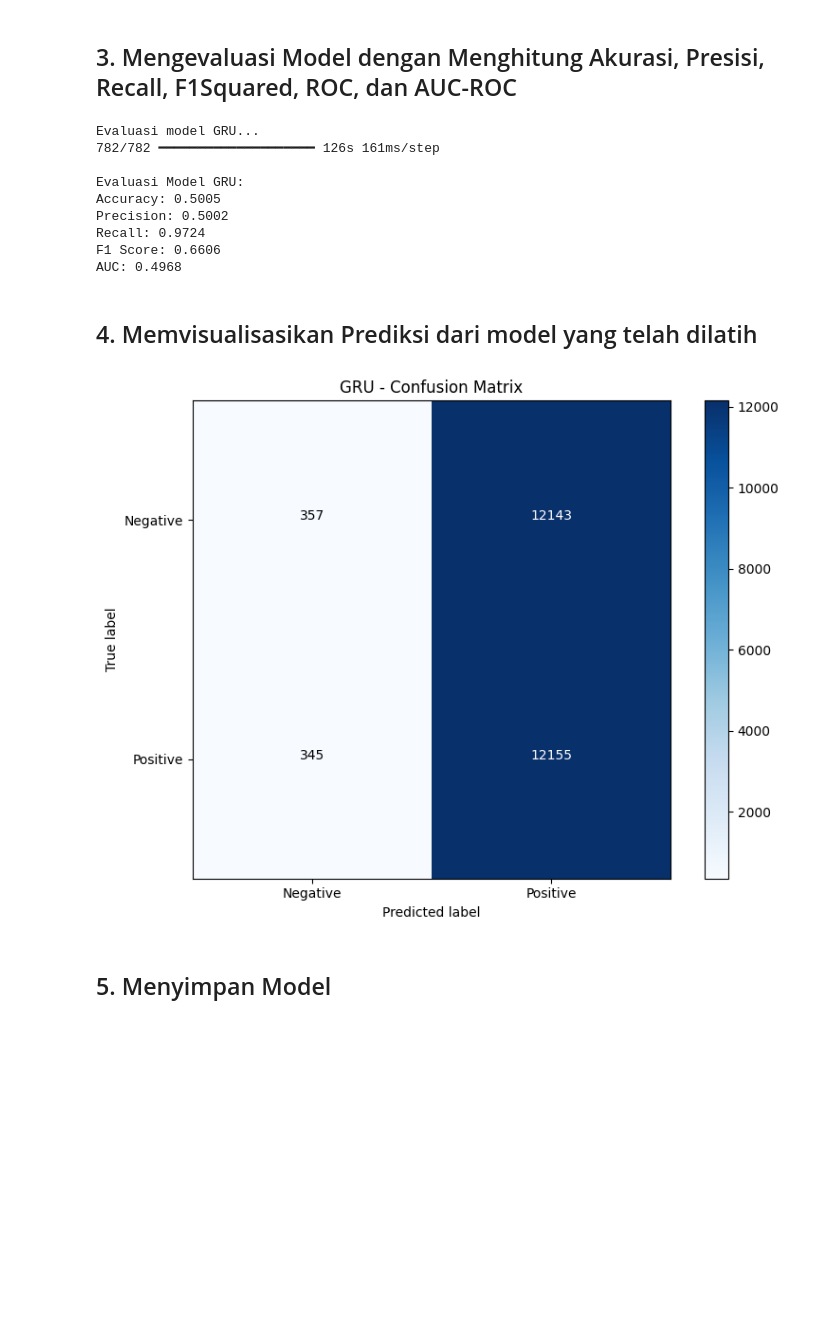
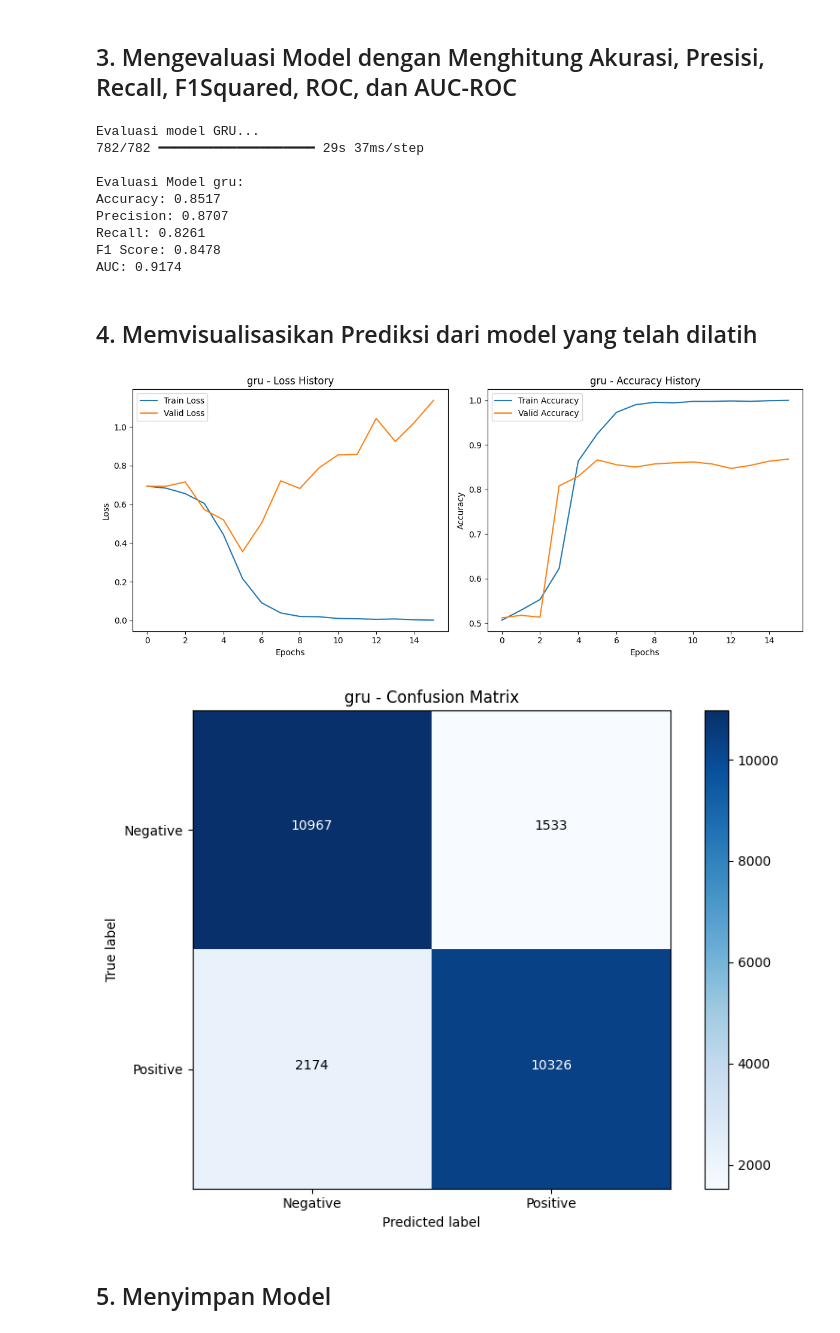
Before and after one commit to Kaasyiful/tugas-deep-learning, a Jupyter notebook: week6/TensorFlow/Deep_Learning_Week_6_Tensorflow.ipynb, the cells around one changed output. Cells and saved outputs as stored; diff of their text form; code cells hidden in the pictures; blank space fills up the shorter version.

```diff
--- a/week6/TensorFlow/Deep_Learning_Week_6_Tensorflow.ipynb
+++ b/week6/TensorFlow/Deep_Learning_Week_6_Tensorflow.ipynb
@@ -117,9 +109,8 @@ Label: 0
 ## 4. Menyiapkan Fungsi Pelatihan dan Validasi
 # %%
 # Fungsi untuk melatih model
-def train_model(model, train_data, val_data, model_name):
+def train_model(model, train_data, model_name):
     x_train, y_train = train_data
-    x_val, y_val = val_data
 
     # Callbacks
     callbacks = [
@@ -143,7 +134,8 @@ def train_model(model, train_data, val_data, model_name):
         x_train, y_train,
         epochs=EPOCHS,
         batch_size=BATCH_SIZE,
-        validation_data=(x_val, y_val),
+        validation_split=0.2,
+        shuffle=True,
         callbacks=callbacks,
         verbose=1
     )
@@ -458,12 +455,11 @@ def build_gru_model():
     model = Sequential([
         Input(shape=(MAXLEN,)),
         Embedding(NUM_WORDS, EMBEDDING_DIM),
+
         GRU(HIDDEN_DIM, return_sequences=True),
-        GRU(HIDDEN_DIM, return_sequences=True),
-        GRU(HIDDEN_DIM),
-        Dense(64, activation='relu'),
-        Dropout(DROPOUT_RATE),
-        Dense(32, activation='relu'),
+        GRU(HIDDEN_DIM // 2, return_sequences=False),
+
+        Dense(HIDDEN_DIM // 4, activation='relu'),
         Dropout(DROPOUT_RATE),
         Dense(1, activation='sigmoid')
     ])
@@ -480,6 +476,6 @@ model_gru.compile(optimizer='adam', loss='binary_crossentropy', metrics=['accura
 
 # Melatih model GRU
 print("Melatih model gru...")
-history_gru = train_model(model_gru, train_data, val_data, 'GRU')
+history_gru = train_model(model_gru, train_data, 'gru')
 # %% [output]
 Melatih model gru...
@@ -504,27 +500,28 @@ Waktu pelatihan: 71m 24s
 # %%
 # Evaluasi model GRU
 print("Evaluasi model GRU...")
-result_gru = evaluate_model(model_gru, test_data, 'GRU')
+result_gru = evaluate_model(model_gru, test_data, 'gru')
 # %% [output]
 Evaluasi model GRU...
-782/782 ━━━━━━━━━━━━━━━━━━━━ 126s 161ms/step
+782/782 ━━━━━━━━━━━━━━━━━━━━ 29s 37ms/step
 
-Evaluasi Model GRU:
-Accuracy: 0.5005
-Precision: 0.5002
-Recall: 0.9724
-F1 Score: 0.6606
-AUC: 0.4968
+Evaluasi Model gru:
+Accuracy: 0.8517
+Precision: 0.8707
+Recall: 0.8261
+F1 Score: 0.8478
+AUC: 0.9174
 # %% [markdown]
 ## 4. Memvisualisasikan Prediksi dari model yang telah dilatih
 # %%
 # Plotting hasil pelatihan
-plot_training_history(history_gru, "GRU")
+plot_training_history(history_gru, "gru")
 
 # Plotting confusion matrix
-plot_confusion_matrix(y_test, result_gru['y_pred'], "GRU")
+plot_confusion_matrix(y_test, result_gru['y_pred'], "gru")
 # %% [output]
-[figure, old version]
+[figure, new version]
+[figure, added]
 # %% [markdown]
 ## 5. Menyimpan Model
 # %%
```
Also changed, not shown: parts of 20 cells of this notebook, 30 other files.
